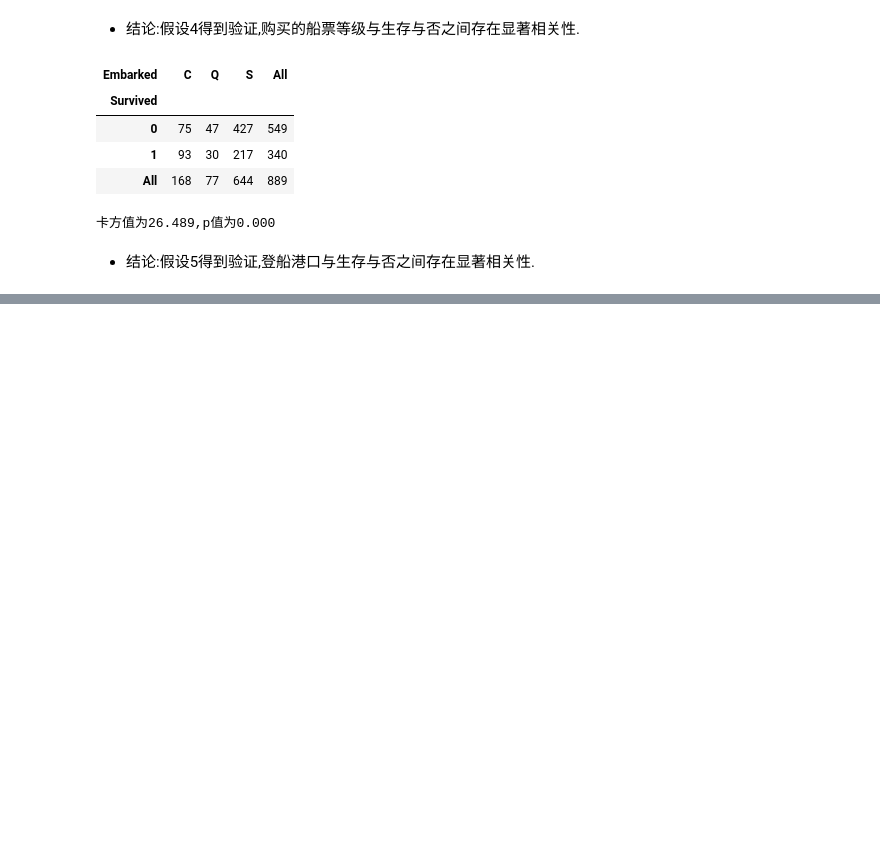
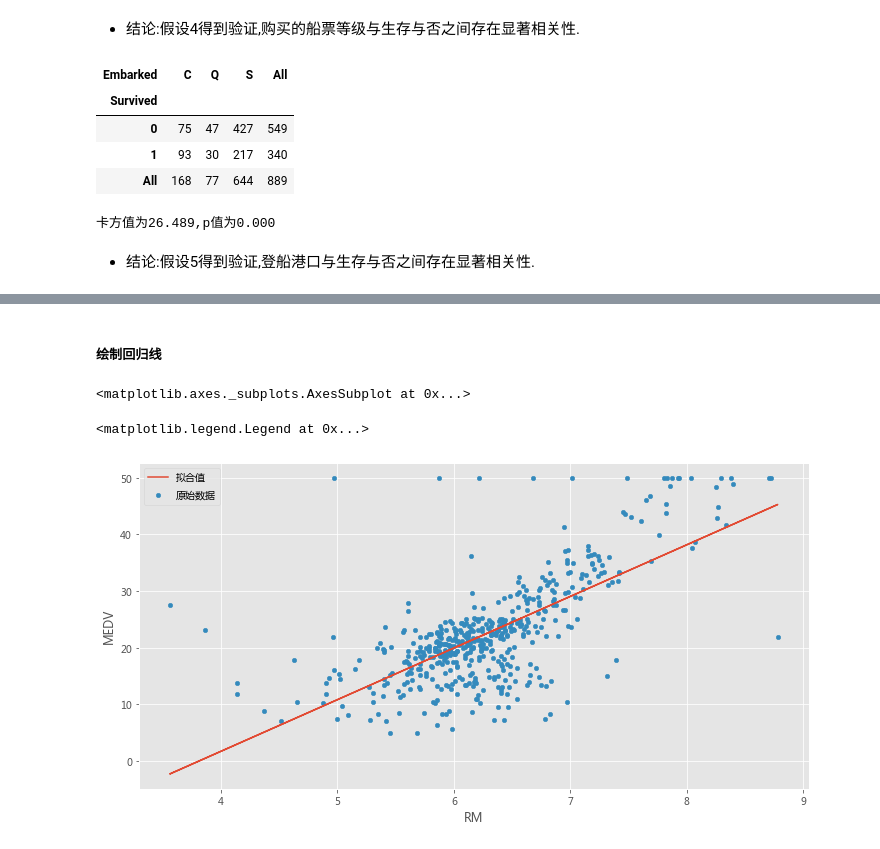
Before and after one commit to christinemu/biz-mining, a Jupyter notebook: DataAnalysis.ipynb, the cells around one changed output, grey strips where cells are left out. Cells and saved outputs as stored; diff of their text form; code cells hidden in the pictures; blank space fills up the shorter version.

Commit message:
DataAnalysis0324

```diff
--- a/DataAnalysis.ipynb
+++ b/DataAnalysis.ipynb
@@ -1375,0 +1401,4 @@ print(f'卡方值为{chiPort:.3f},p值为{pvPort:.3f}')
+# %%
+bostonDf = pd.read_csv('./data/analysis/boston.csv')
+bostonDf.head()
+bostonDf.shape
@@ -1375,0 +1500,3 @@ print(f'卡方值为{chiPort:.3f},p值为{pvPort:.3f}')
+# %%
+rmb1, rmb0, rmr, rmpv, _ = stats.linregress(bostonDf['RM'],bostonDf['MEDV'])
+print(f'房屋数量的回归系数是{rmb1:.3f}，p值是{rmpv:.3f}, 回归方程的截距是{rmb0:.3f}，R-squared是{rmr**2:.3f}')
@@ -1375,0 +1505,3 @@ print(f'卡方值为{chiPort:.3f},p值为{pvPort:.3f}')
+# %%
+lstb1, lstb0, lstr, lstpv, _ = stats.linregress(bostonDf['LSTAT'],bostonDf['MEDV'])
+print(f'房屋房间数量的回归系数是{lstb1:.3f}，p值是{lstpv:.3f}, 回归方程的截距是{lstb0:.3f}，R-squared是{lstr**2:.3f}')
@@ -1375,0 +1516,4 @@ print(f'卡方值为{chiPort:.3f},p值为{pvPort:.3f}')
+# %%
+bostonDf['rmMedv'] = rmb1*np.array(bostonDf['RM'])+rmb0
+bostonDf['lstMedv'] = lstb1*np.array(bostonDf['LSTAT'])+lstb0
+bostonDf.head()
@@ -1375,0 +1527,10 @@ print(f'卡方值为{chiPort:.3f},p值为{pvPort:.3f}')
+# %% [markdown]
+##### 绘制回归线
+# %%
+axrm = bostonDf.plot(x='RM',y='MEDV',kind='scatter',figsize=(12,6), label='原始数据')
+bostonDf.plot(x='RM',y='rmMedv',kind='line',label='拟合值', ax=axrm)
+axrm.legend()
+# %% [output]
+<matplotlib.axes._subplots.AxesSubplot at 0x...>
+<matplotlib.legend.Legend at 0x...>
+[figure, added]
```
Also changed, not shown: parts of 46 cells of this notebook.
